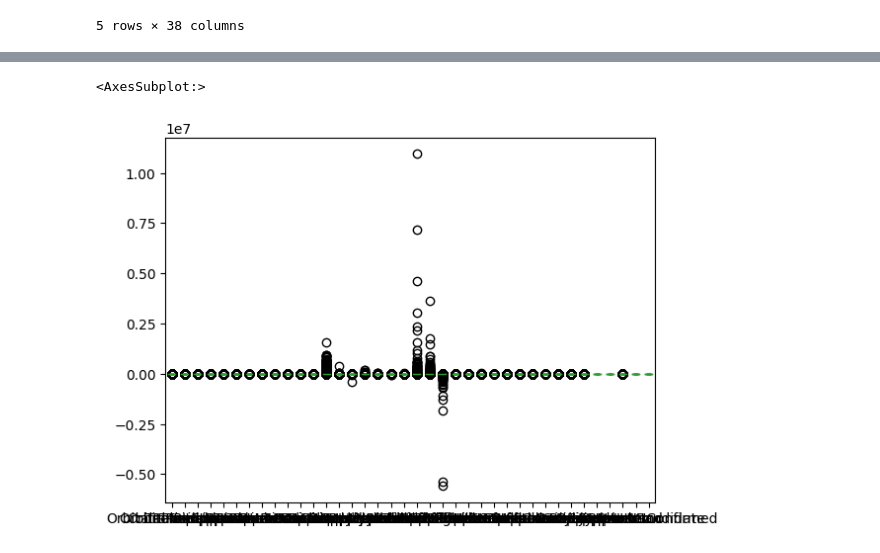
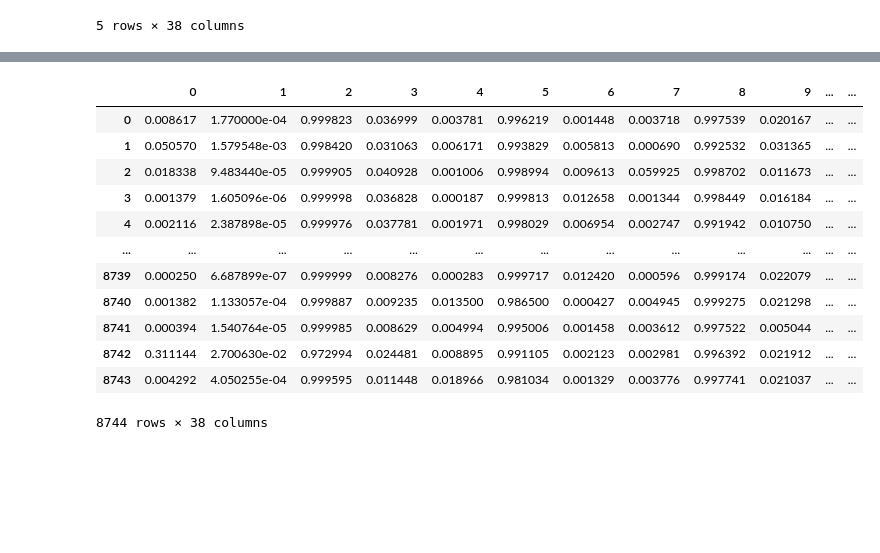
Before and after one commit to shivanshMathur07/exoplanet-detection, a Jupyter notebook: exoPD.ipynb, the cells around one changed output, grey strips where cells are left out. Saved outputs shown, nothing was run; the diff lists cells and outputs as text; code cells hidden in the pictures; blank space fills up the shorter version.

Commit message:
Normalised & Standardised Data

```diff
--- a/exoPD.ipynb
+++ b/exoPD.ipynb
@@ -183,8 +183,8 @@ ExoplanetCandidate                       int64
 ExoplanetConfirmed                       int64
 dtype: object
 # %%
-selected1=selected.dropna(axis=0)
-print(selected1)
+selected=selected.dropna(axis=0)
+print(selected)
 # %% [output]
       OrbitalPeriod  OrbitalPeriodUpperUnc  OrbitalPeriodLowerUnc  \
 0          9.488036           2.780000e-05          -2.780000e-05
@@ -247,5 +225,21 @@ plt.hist(selected1)
-# %%
-selected1.plot(kind='box')
-# %% [output]
-<AxesSubplot:>
-[figure, removed]
+# %%
+##Performing normalization of data
+from sklearn.preprocessing import MinMaxScaler
+normalized = MinMaxScaler().fit(selected)
+norm_data = normalized.transform(selected)
+test_df = pd.DataFrame(norm_data)
+test_df
+# %% [output]
+|  | 0 | 1 | 2 | 3 | 4 | 5 | 6 | 7 | 8 | 9 | ... | ... |
+| 0 | 0.008617 | 1.770000e-04 | 0.999823 | 0.036999 | 0.003781 | 0.996219 | 0.001448 | 0.003718 | 0.997539 | 0.020167 | ... | ... |
+| 1 | 0.050570 | 1.579548e-03 | 0.998420 | 0.031063 | 0.006171 | 0.993829 | 0.005813 | 0.000690 | 0.992532 | 0.031365 | ... | ... |
+| 2 | 0.018338 | 9.483440e-05 | 0.999905 | 0.040928 | 0.001006 | 0.998994 | 0.009613 | 0.059925 | 0.998702 | 0.011673 | ... | ... |
+| 3 | 0.001379 | 1.605096e-06 | 0.999998 | 0.036828 | 0.000187 | 0.999813 | 0.012658 | 0.001344 | 0.998449 | 0.016184 | ... | ... |
+| 4 | 0.002116 | 2.387898e-05 | 0.999976 | 0.037781 | 0.001971 | 0.998029 | 0.006954 | 0.002747 | 0.991942 | 0.010750 | ... | ... |
+| ... | ... | ... | ... | ... | ... | ... | ... | ... | ... | ... | ... | ... |
+| 8739 | 0.000250 | 6.687899e-07 | 0.999999 | 0.008276 | 0.000283 | 0.999717 | 0.012420 | 0.000596 | 0.999174 | 0.022079 | ... | ... |
+| 8740 | 0.001382 | 1.133057e-04 | 0.999887 | 0.009235 | 0.013500 | 0.986500 | 0.000427 | 0.004945 | 0.999275 | 0.021298 | ... | ... |
+| 8741 | 0.000394 | 1.540764e-05 | 0.999985 | 0.008629 | 0.004994 | 0.995006 | 0.001458 | 0.003612 | 0.997522 | 0.005044 | ... | ... |
+| 8742 | 0.311144 | 2.700630e-02 | 0.972994 | 0.024481 | 0.008895 | 0.991105 | 0.002123 | 0.002981 | 0.996392 | 0.021912 | ... | ... |
+| 8743 | 0.004292 | 4.050255e-04 | 0.999595 | 0.011448 | 0.018966 | 0.981034 | 0.001329 | 0.003776 | 0.997741 | 0.021037 | ... | ... |
+8744 rows × 38 columns
```
Also changed, not shown: parts of 5 cells of this notebook.
